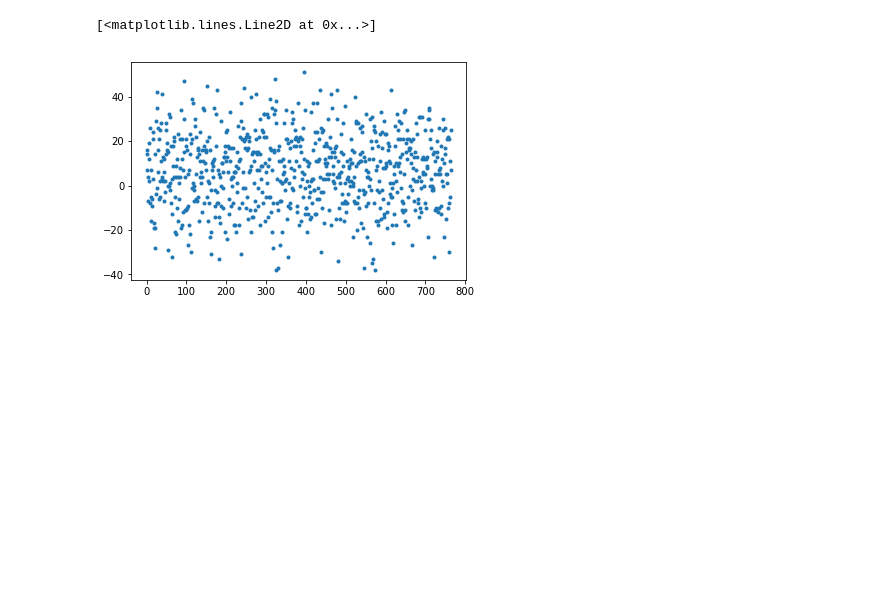
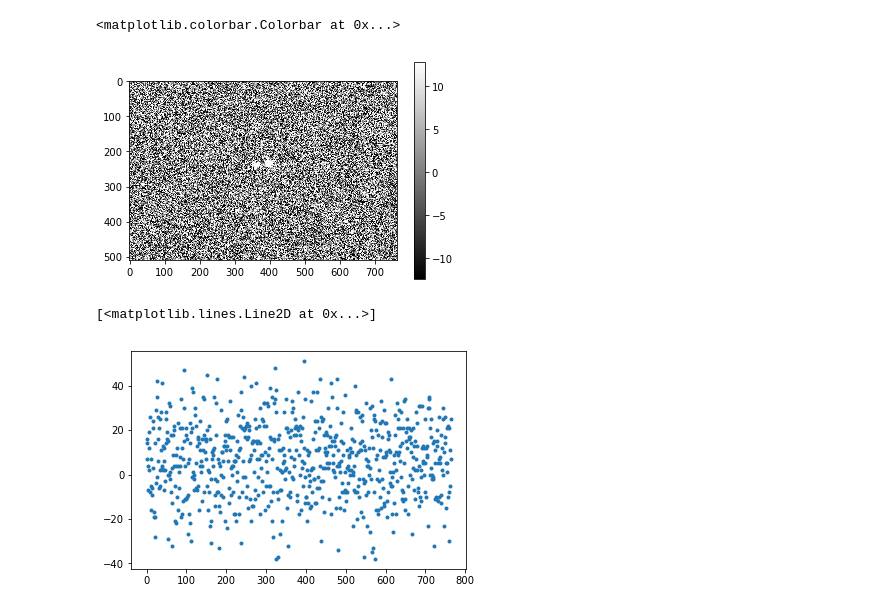
Before and after one commit to mileslucas/astro344l, a Jupyter notebook: lab2/src/lab2.ipynb, the cells around one changed output. Drawn from its saved outputs; the diff is of its cells as text; code cells hidden in the pictures; blank space fills up the shorter version.

```diff
--- a/lab2/src/lab2.ipynb
+++ b/lab2/src/lab2.ipynb
@@ -33,3 +35,12 @@ cut = (data)[225]
+# %%
+sinh = np.arcsinh(combined)
+limg = sinh / sinh.mean()
+low, upp = np.percentile(limg, [1, 99])
+plt.imshow(combined, cmap='gray', vmin=low, vmax=upp)
+plt.colorbar()
+# %% [output]
+<matplotlib.colorbar.Colorbar at 0x...>
+[figure, added]
 # %%
 plt.plot(cut, '.')
 # %% [output]
```
Also changed, not shown: parts of 10 cells of this notebook, 15 other files.
